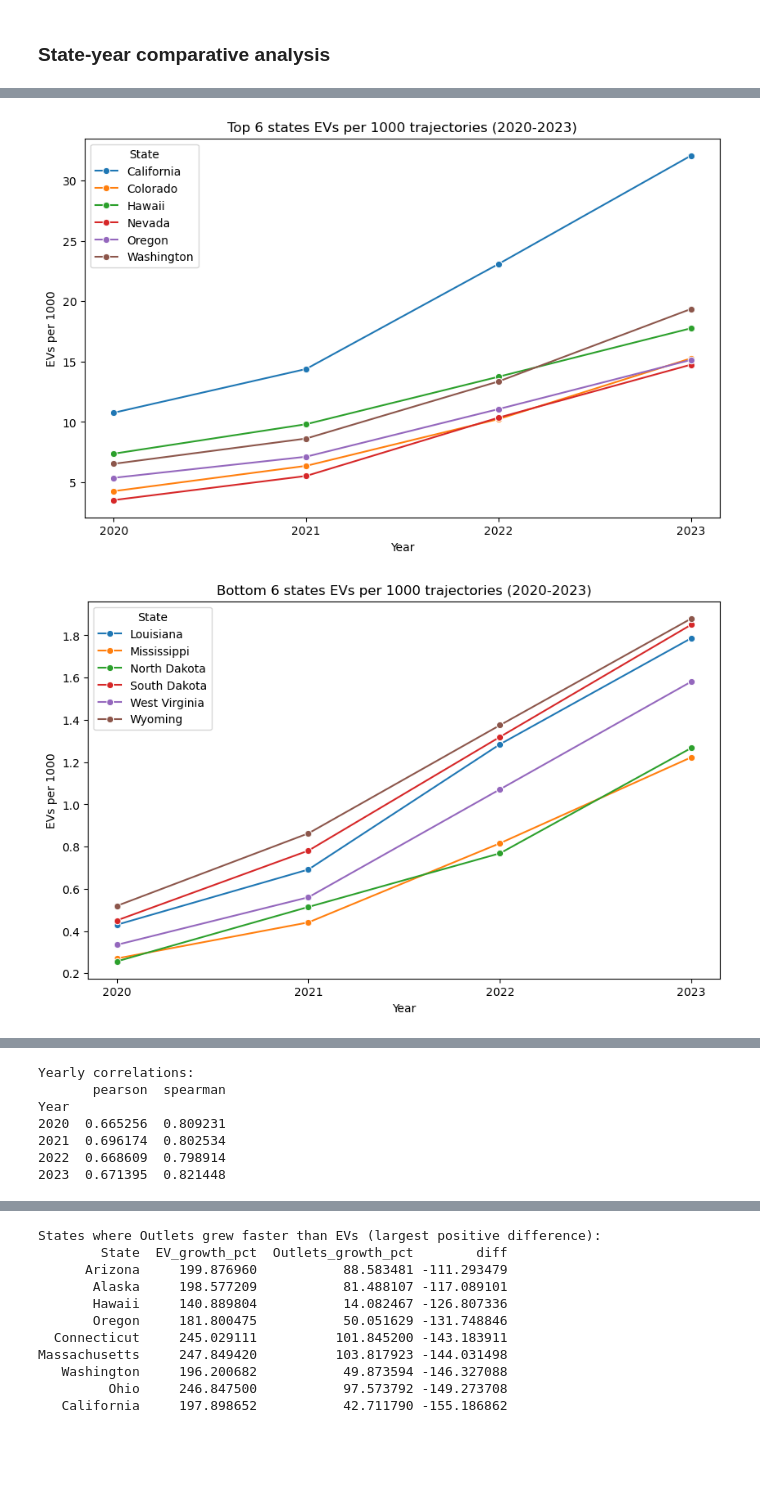
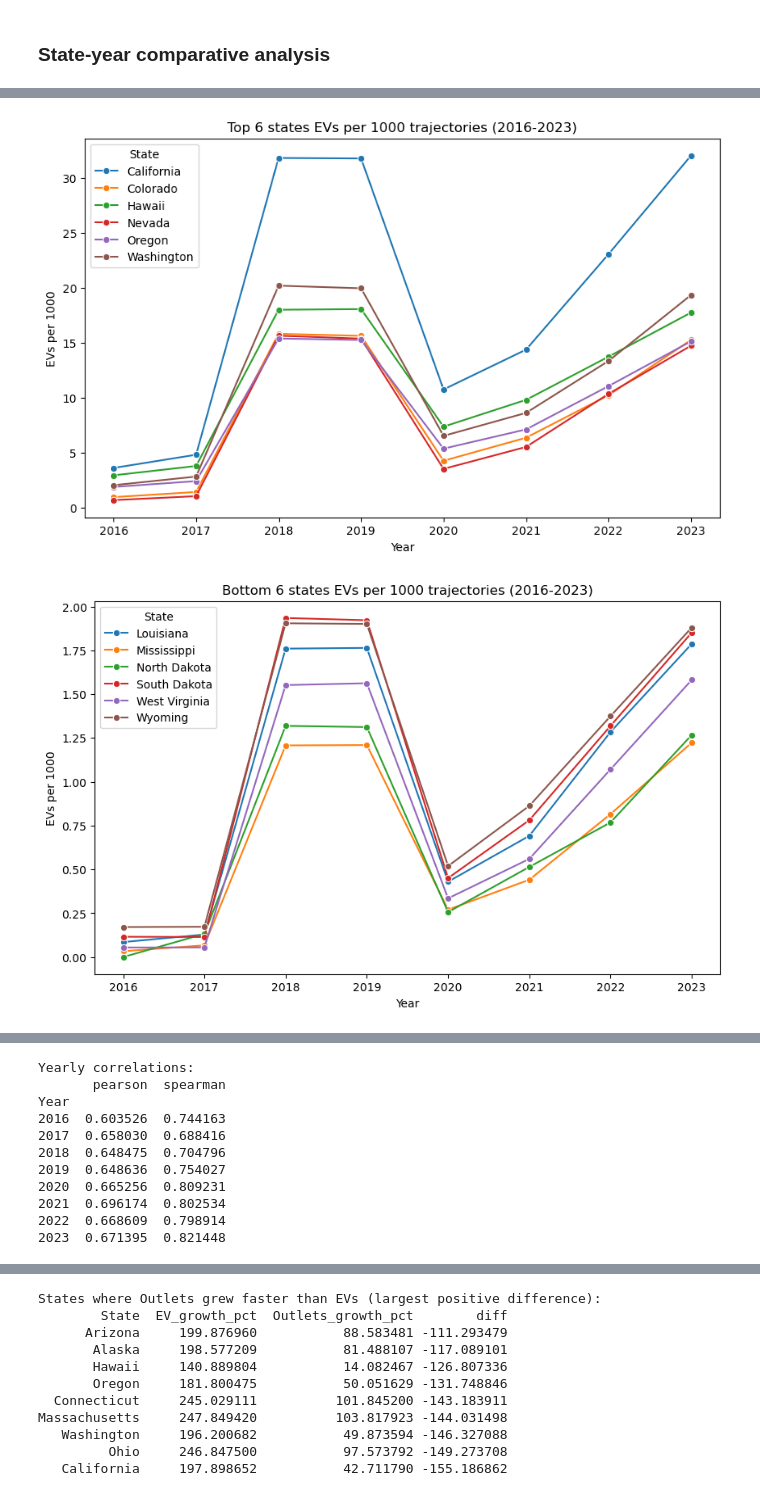
Before and after one commit to nabilafifahq/dsc190, a Jupyter notebook: charging_stations.ipynb, the cells around one changed output, grey strips where cells are left out. Saved outputs shown, nothing was run; the diff lists cells and outputs as text; code cells hidden in the pictures; blank space fills up the shorter version.

Commit message:
complete years 2016-2023

```diff
--- a/charging_stations.ipynb
+++ b/charging_stations.ipynb
@@ -135,9 +159,11 @@ ports_2023_simple = (
 # %%
-all_ports = pd.concat([ports_2020_simple.assign(Year=2020),
-                    ports_2021_simple.assign(Year=2021),
-                    ports_2022_simple.assign(Year=2022),
-                    ports_2023_simple.assign(Year=2023)],
-                    axis=0)
+# Concatenate all years into a single DataFrame with a Year column
+all_ports = pd.concat(
+    [df.assign(Year=year) for year, df in ports_simple.items()],
+    axis=0,
+    ignore_index=True
+)
+
 all_ports.head()
 # %% [output]
 |  | State | Charging_Outlets | Year |
@@ -163,0 +237,12 @@ population_df.head()
+# %%
+# Merge on State
+population_df = pd.merge(
+    pop_before_2020,
+    pop_after_2020,
+    on='State',
+    how='outer'
+)
+year_columns = [str(y) for y in range(2016, 2024)]
+population_df = population_df[['State'] + year_columns]
+
+population_df.head()
@@ -168,13 +260,16 @@ population_df.head()
 # Per-capita analysis: merge data, compute metrics, run correlations and regressions
 
 # --- Prepare population dataframe (wide -> long) ---
-# Expect population_df to have columns like 'State', '2020', '2021', '2022', '2023'
+# Expect population_df to have columns like 'State', 2016 -2023
 pop = population_df.copy()
+pop.columns = pop.columns.map(str)
+
 # If column names are numeric strings, ensure they exist; otherwise try alternatives
-year_cols = [c for c in pop.columns if str(c) in ['2020','2021','2022','2023']]
+years = ['2016','2017','2018','2019','2020','2021','2022','2023']
+year_cols = [c for c in pop.columns if str(c) in years]
 if not year_cols:
     # try exact keys
-    for k in ['2020','2021','2022','2023']:
+    for k in years:
         if k in pop.columns:
             year_cols.append(k)
 
@@ -182,7 +277,7 @@ if 'State' not in pop.columns and 'NAME' in pop.columns:
     pop = pop.rename(columns={'NAME':'State'})
 
 # Melt to long format
-pop_long = pop.melt(id_vars=['State'], value_vars=[c for c in ['2020','2021','2022','2023'] if c in pop.columns],
+pop_long = pop.melt(id_vars=['State'], value_vars=[c for c in years if c in pop.columns],
                     var_name='Year', value_name='Population')
 pop_long['Year'] = pop_long['Year'].astype(int)
 pop_long['Population'] = pd.to_numeric(pop_long['Population'], errors='coerce')
@@ -373,35 +468,35 @@ def plot_trajectories(states, title):
     plt.ylabel('EVs per 1000')
     plt.show()
 
-plot_trajectories(top_states, f'Top 6 states EVs per 1000 trajectories (2020-{latest_year})')
-plot_trajectories(bottom_states, f'Bottom 6 states EVs per 1000 trajectories (2020-{latest_year})')
+plot_trajectories(top_states, f'Top 6 states EVs per 1000 trajectories (2016-{latest_year})')
+plot_trajectories(bottom_states, f'Bottom 6 states EVs per 1000 trajectories (2016-{latest_year})')
 
 # 4) Quartile-average trajectories
 merged['EV_quartile'] = merged.groupby('Year')['EVs_per_1000'].transform(lambda x: pd.qcut(x, 4, labels=False, duplicates='drop'))
 quartile_avg = merged.groupby(['Year','EV_quartile'])['EVs_per_1000'].mean().reset_index()
 plt.figure(figsize=(8,6))
 sns.lineplot(data=quartile_avg, x='Year', y='EVs_per_1000', hue='EV_quartile', palette='viridis', marker='o')
 ax = plt.gca()
 ax.xaxis.set_major_locator(MaxNLocator(integer=True))
 years = sorted(quartile_avg['Year'].unique())
 ax.set_xticks(years)
 ax.set_xticklabels([int(y) for y in years])
 plt.title('Average EVs per 1000 by quartile (yearly)')
 plt.legend(title='Quartile')
 plt.show()
 
 # 5) Year-by-year correlation heatmap between Outlets_per_100k and EVs_per_1000
 corrs = merged.groupby('Year').apply(lambda g: pd.Series({
     'pearson': g['Outlets_per_100k'].corr(g['EVs_per_1000'], method='pearson'),
     'spearman': g['Outlets_per_100k'].corr(g['EVs_per_1000'], method='spearman')
 }))
 print('\nYearly correlations:')
 print(corrs)
 
 plt.figure(figsize=(6,3))
 sns.heatmap(corrs[['pearson']].T, annot=True, cmap='coolwarm', center=0)
 plt.title('Pearson correlation by Year')
 plt.show()
 # %% [output]
-[figure, old version]
+[figure, new version]
-[figure, old version]
+[figure, new version]
@@ -409,6 +504,10 @@ plt.show()
 Yearly correlations:
        pearson  spearman
 Year
+2016  0.603526  0.744163
+2017  0.658030  0.688416
+2018  0.648475  0.704796
+2019  0.648636  0.754027
 2020  0.665256  0.809231
 2021  0.696174  0.802534
 2022  0.668609  0.798914
```
Also changed, not shown: parts of 23 cells of this notebook, 4 other files.
